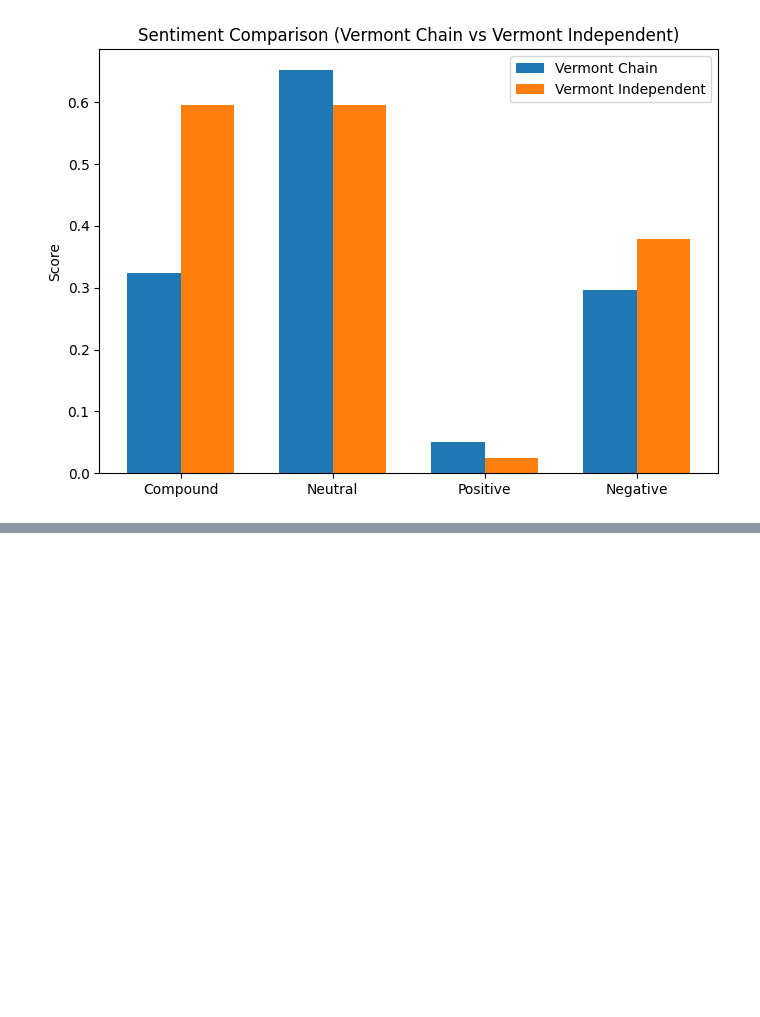
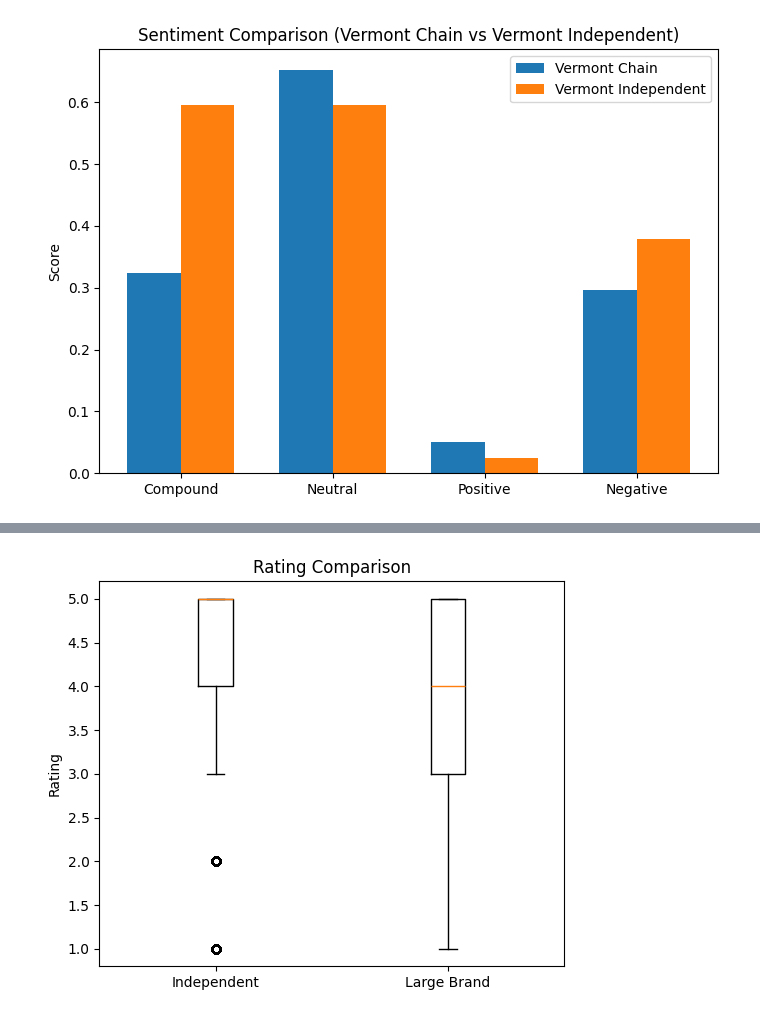
Before and after one commit to Dhrutube/DS3-LocalLens, a Jupyter notebook: Aurora_Local.ipynb, the cells around one changed output, grey strips where cells are left out. Cells and saved outputs as stored; diff of their text form; code cells hidden in the pictures; blank space fills up the shorter version.

```diff
--- a/Aurora_Local.ipynb
+++ b/Aurora_Local.ipynb
@@ -601,3 +617,8 @@ plt.tight_layout()
 plt.show()
 # %% [output]
 [figure]
+# %%
+vermont_scores_independent_ = vermont_independent_brand_reviews['text'].dropna().apply(vader_scores)
+vermont_scores_independent = vermont_scores_independent_.apply(pd.Series)
+vermont_independent_brand_reviews = vermont_independent_brand_reviews.join(vermont_scores_independent, rsuffix="new")
+vermont_independent_brand_reviews
@@ -603,0 +639,16 @@ plt.show()
+# %%
+vermont_independent_brand_ratings = vermont_independent_brand_reviews['rating']
+vermont_large_brand_ratings = vermont_large_brand_reviews['rating']
+# %%
+plt.figure(figsize=(6,5))
+
+plt.boxplot(
+    [vermont_independent_brand_ratings, vermont_large_brand_ratings],
+    labels=["Independent", "Large Brand"]
+)
+
+plt.ylabel("Rating")
+plt.title("Rating Comparison")
+plt.show()
+# %% [output]
+[figure, added]
```
Also changed, not shown: parts of 45 cells of this notebook, 1 other file.
